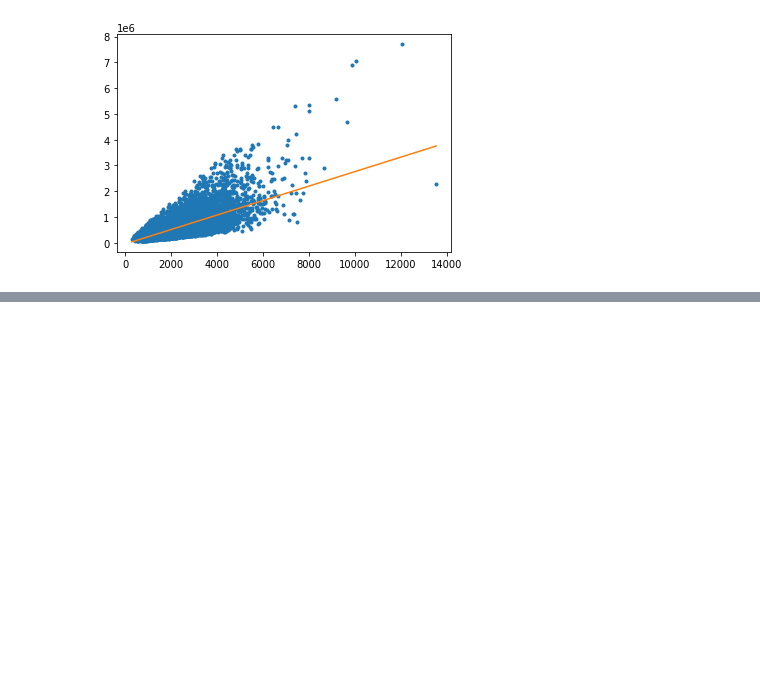
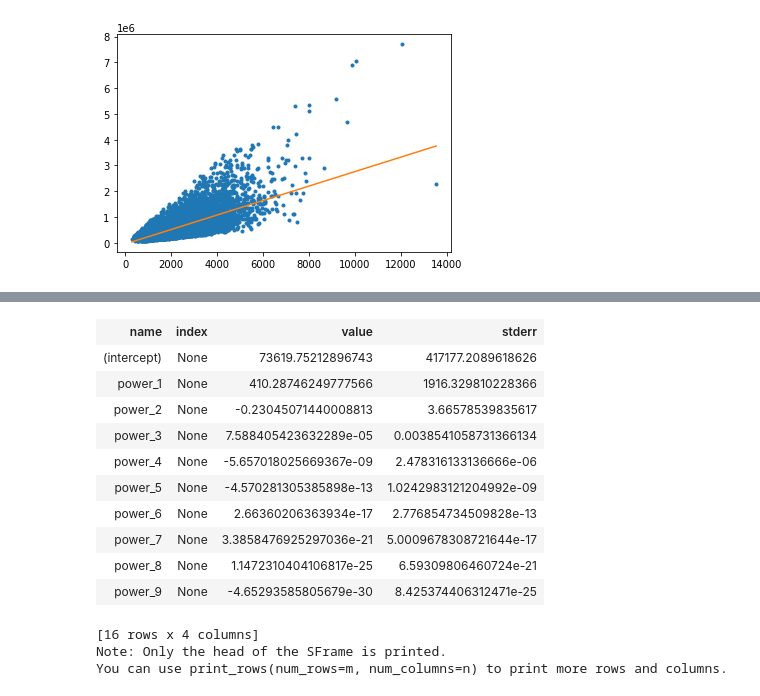
Before and after one commit to AkhilVinayakp/machine_Learning_Algorithms_python, a Jupyter notebook: regression/poly_reg_w3a1.ipynb, the cells around one changed output, grey strips where cells are left out. Cells and saved outputs as stored; diff of their text form; code cells hidden in the pictures; blank space fills up the shorter version.

```diff
--- a/regression/poly_reg_w3a1.ipynb
+++ b/regression/poly_reg_w3a1.ipynb
@@ -172,0 +299,17 @@ plt.plot(poly1_data['power_1'],poly1_data['price'],'.', poly1_data['power_1'], m
+# %%
+model15.coefficients
+# %% [output]
+| name | index | value | stderr |
+| (intercept) | None | 73619.75212896743 | 417177.2089618626 |
+| power_1 | None | 410.28746249777566 | 1916.329810228366 |
+| power_2 | None | -0.23045071440008813 | 3.66578539835617 |
+| power_3 | None | 7.588405423632289e-05 | 0.0038541058731366134 |
+| power_4 | None | -5.657018025669367e-09 | 2.478316133136666e-06 |
+| power_5 | None | -4.570281305385898e-13 | 1.0242983121204992e-09 |
+| power_6 | None | 2.66360206363934e-17 | 2.776854734509828e-13 |
+| power_7 | None | 3.3858476925297036e-21 | 5.0009678308721644e-17 |
+| power_8 | None | 1.1472310404106817e-25 | 6.59309806460724e-21 |
+| power_9 | None | -4.65293585805679e-30 | 8.425374406312471e-25 |
+[16 rows x 4 columns]
+Note: Only the head of the SFrame is printed.
+You can use print_rows(num_rows=m, num_columns=n) to print more rows and columns.
```
Also changed, not shown: parts of 11 cells of this notebook.
